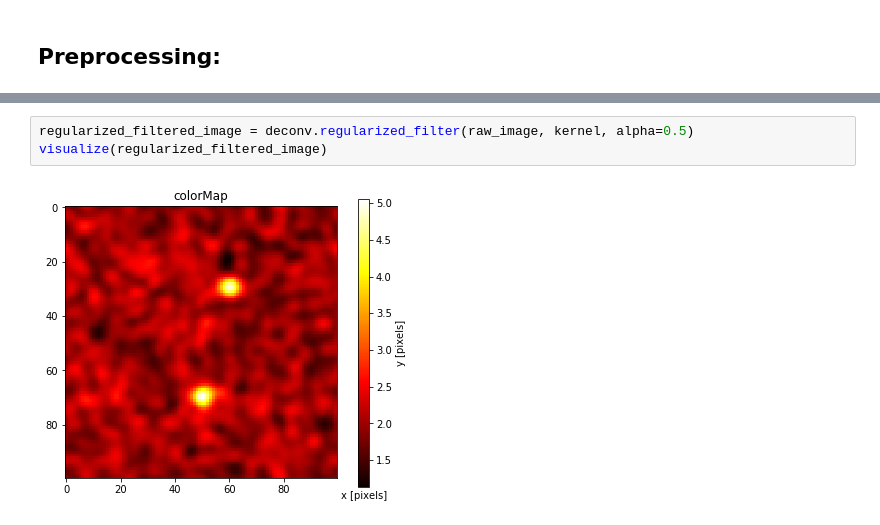
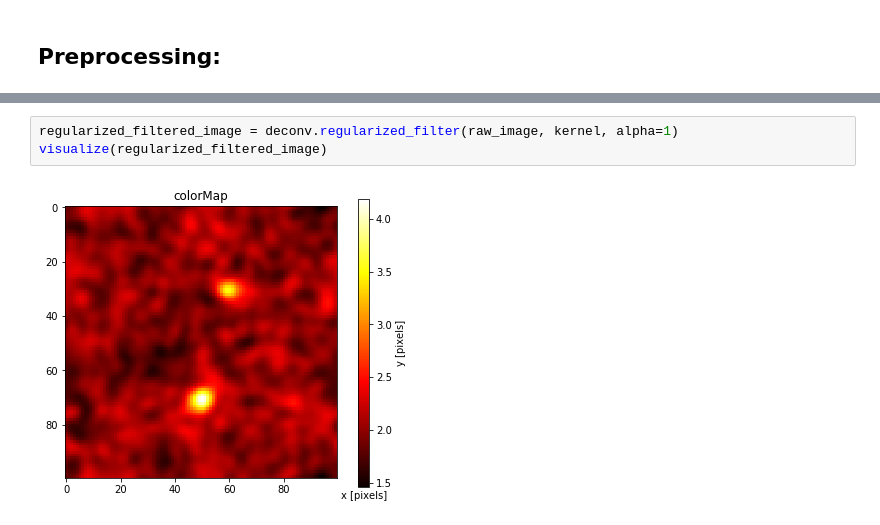
Before and after one commit to cliulinnaeus/AtomDetection, a Jupyter notebook: preprocessing/test.ipynb, the cells around one changed output, grey strips where cells are left out. Cells and saved outputs as stored; diff of their text form.

```diff
--- a/preprocessing/test.ipynb
+++ b/preprocessing/test.ipynb
@@ -47,5 +47,5 @@ visualize(inv_filtered_image)
 # %%
-regularized_filtered_image = deconv.regularized_filter(raw_image, kernel, alpha=0.5)
+regularized_filtered_image = deconv.regularized_filter(raw_image, kernel, alpha=1)
 visualize(regularized_filtered_image)
 # %% [output]
-[figure, old version]
+[figure, new version]
```
Also changed, not shown: parts of 7 cells of this notebook, 3 other files.
